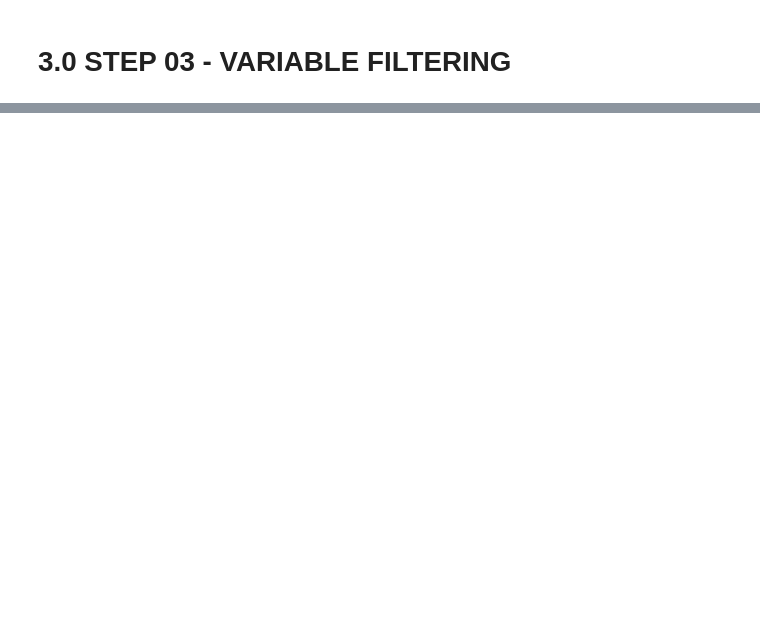
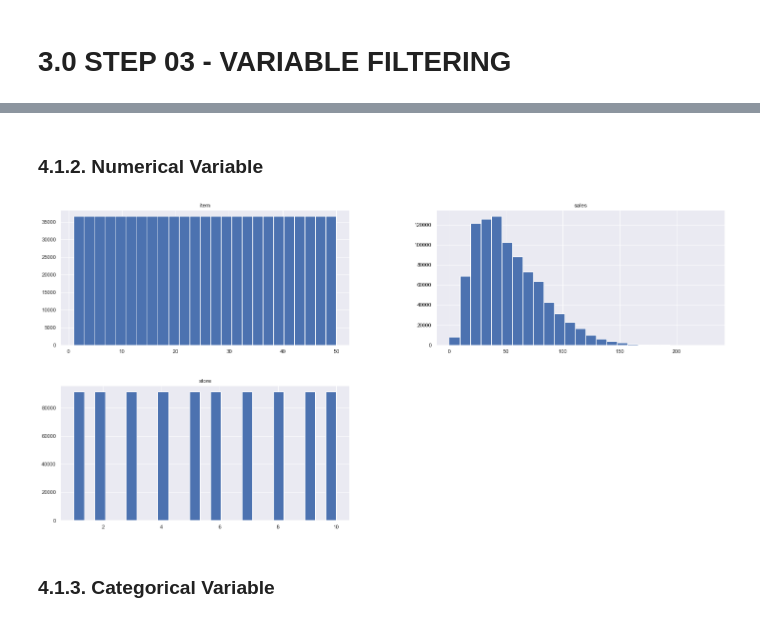
Before and after one commit to huyen2510/Store_Item_Demand, a Jupyter notebook: Store_Item_Demand.ipynb, the cells around one changed output, grey strips where cells are left out. Cells and saved outputs as stored; diff of their text form; code cells hidden in the pictures; blank space fills up the shorter version.

```diff
--- a/Store_Item_Demand.ipynb
+++ b/Store_Item_Demand.ipynb
@@ -244,0 +349,8 @@ df3 = df2.copy()
+# %% [markdown]
+### 4.1.2. Numerical Variable
+# %%
+num_attributes.hist( bins=25 );
+# %% [output]
+[figure, added]
+# %% [markdown]
+### 4.1.3. Categorical Variable
```
Also changed, not shown: parts of 96 cells of this notebook, 1 other file.
